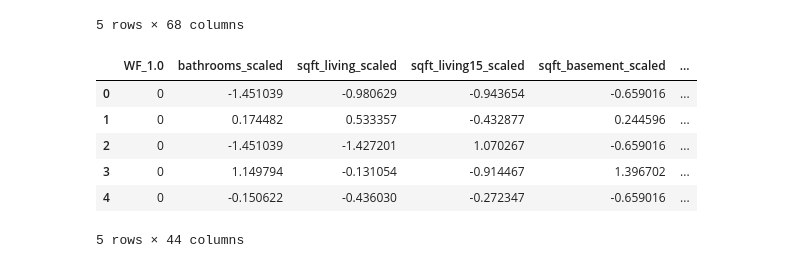
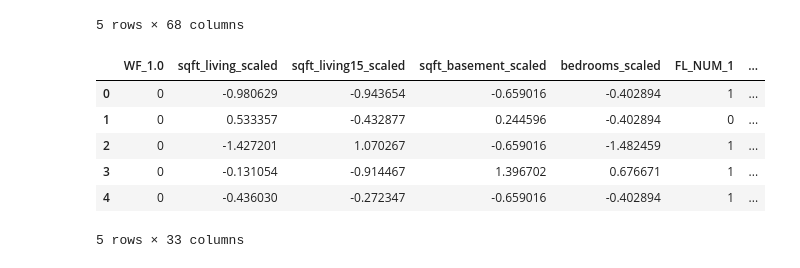
Before and after one commit to AnnaLara/dsc-1-final-project, a Jupyter notebook: draft_z.ipynb, the cells around one changed output. Saved outputs shown, nothing was run; the diff lists cells and outputs as text; code cells hidden in the pictures.

```diff
--- a/draft_z.ipynb
+++ b/draft_z.ipynb
@@ -1003,17 +1003,32 @@ df_scaled_with_dummies.head()
 | 4 | 510000.0 | 3 | 2.00 | 1680 | 8080 | 1 | 3 | 8 | 1680 | ... |
 5 rows × 68 columns
 # %%
-drop_cols = ['age','SOLD_AGO_4','SOLD_AGO_5','bathrooms_log','sqft_living_log','sqft_living15_log','bathrooms_minmax','sqft_living_minmax','sqft_living15_minmax','sqft_basement_minmax']
+drop_cols = ['age','SOLD_AGO_4'
+             ,'SOLD_AGO_5','bathrooms_log'
+             ,'sqft_living_log','sqft_living15_log'
+             ,'bathrooms_minmax','sqft_living_minmax'
+             ,'sqft_living15_minmax','sqft_basement_minmax'
+             ,'bathrooms_scaled'
+             ,'NUM_BATH_2.25'
+             ,'NUM_BATH_4.75'
+             ,'NUM_BATH_5.5'
+             ,'NUM_BATH_5.75'
+             ,'NUM_BATH_6.25'
+             ,'lat'
+             ,'long'
+             ,'mi_from_downtown'
+             ,'mi_from_downtown_minmax'
+             ,'mi_from_downtown_scaled']
 df_ols = df_scaled_with_dummies.loc[:,'WF_1.0':].drop(drop_cols,axis=1)
 df_ols.head()
 # %% [output]
-|  | WF_1.0 | bathrooms_scaled | sqft_living_scaled | sqft_living15_scaled | sqft_basement_scaled | ... |
-| 0 | 0 | -1.451039 | -0.980629 | -0.943654 | -0.659016 | ... |
-| 1 | 0 | 0.174482 | 0.533357 | -0.432877 | 0.244596 | ... |
-| 2 | 0 | -1.451039 | -1.427201 | 1.070267 | -0.659016 | ... |
-| 3 | 0 | 1.149794 | -0.131054 | -0.914467 | 1.396702 | ... |
-| 4 | 0 | -0.150622 | -0.436030 | -0.272347 | -0.659016 | ... |
+|  | WF_1.0 | sqft_living_scaled | sqft_living15_scaled | sqft_basement_scaled | bedrooms_scaled | FL_NUM_1 | ... |
+| 0 | 0 | -0.980629 | -0.943654 | -0.659016 | -0.402894 | 1 | ... |
+| 1 | 0 | 0.533357 | -0.432877 | 0.244596 | -0.402894 | 0 | ... |
+| 2 | 0 | -1.427201 | 1.070267 | -0.659016 | -1.482459 | 1 | ... |
+| 3 | 0 | -0.131054 | -0.914467 | 1.396702 | 0.676671 | 1 | ... |
+| 4 | 0 | -0.436030 | -0.272347 | -0.659016 | -0.402894 | 1 | ... |
-5 rows × 44 columns
+5 rows × 33 columns
 # %%
 beds_baths = ['NUM_BATH_2.25'
              ,'NUM_BATH_4.75'
```
Also changed, not shown: parts of 15 cells of this notebook, 1 other file.
